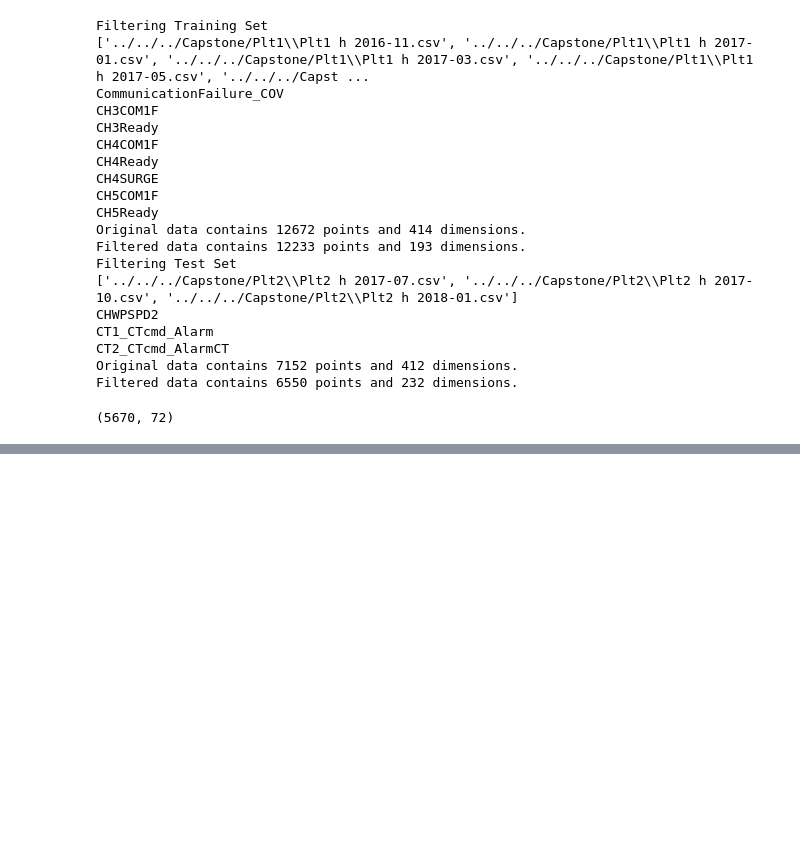
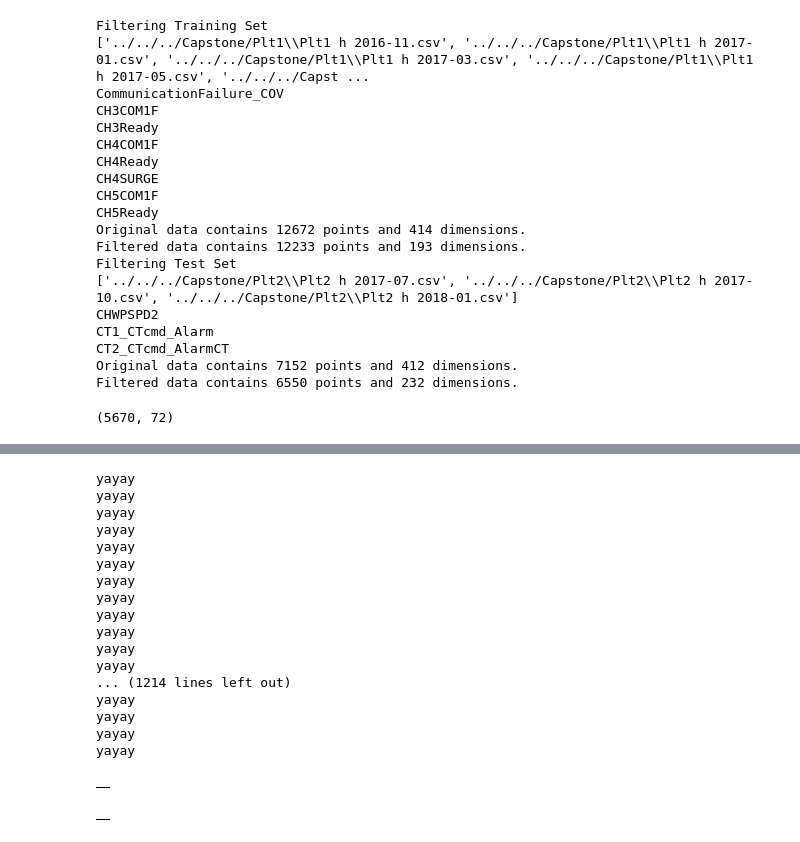
Before and after one commit to optichill/optichill, a Jupyter notebook: optichill/dataCleaning/Data_cleaning.ipynb, the cells around one changed output, grey strips where cells are left out. Cells and saved outputs as stored; diff of their text form; code cells hidden in the pictures; blank space fills up the shorter version.

```diff
--- a/optichill/dataCleaning/Data_cleaning.ipynb
+++ b/optichill/dataCleaning/Data_cleaning.ipynb
@@ -337,0 +359,52 @@ df_train.shape
+# %%
+def dif(a, b):
+    if len(a) < len(b):
+        idx = [i for i in range(len(a)) if a[i] != b[i]]
+    else:
+        idx = [i for i in range(len(b)) if b[i] != a[i]]
+
+    return [a[i] for i in idx]
+
+
+a = 'CxWP3S'
+b = 'CDWP4S'
+# %%
+desc = bas1.columns.tolist()
+
+looper = pd.DataFrame()
+
+for u in desc:
+    for v in desc:
+        aval = dif(u, v)
+        if len(aval) == 1:
+
+            if isinstance(aval[0], int):
+                print('yay')
+                new = pd.DataFrame({'difference': aval, 'descriptor': u})
+
+                looper = pd.concat([looper, new], ignore_index=True)
+
+looper.head()
+# %% [output]
+yayay
+yayay
+yayay
+yayay
+yayay
+yayay
+yayay
+yayay
+yayay
+yayay
+yayay
+yayay
+... (1214 lines left out)
+yayay
+yayay
+yayay
+yayay
+|  |
+# %%
+looper
+# %% [output]
+|  |
```
Also changed, not shown: parts of 2 cells of this notebook, 1 other file.
